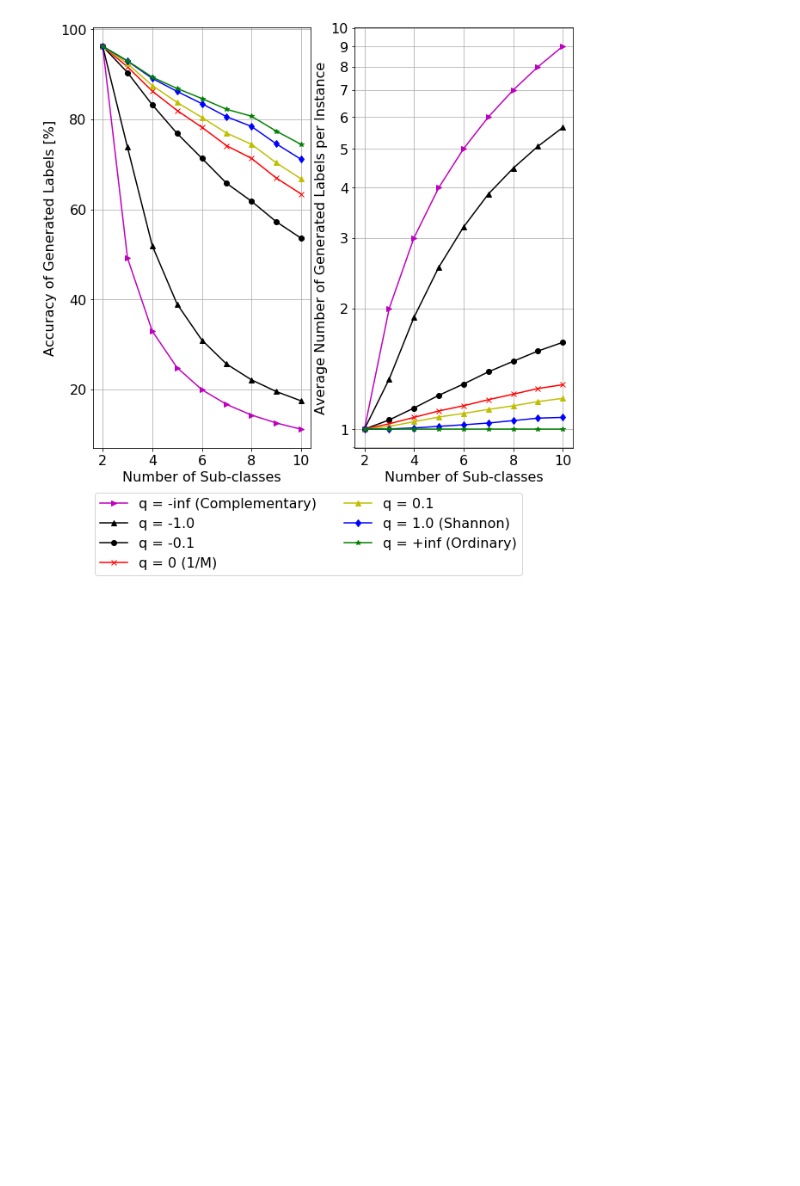
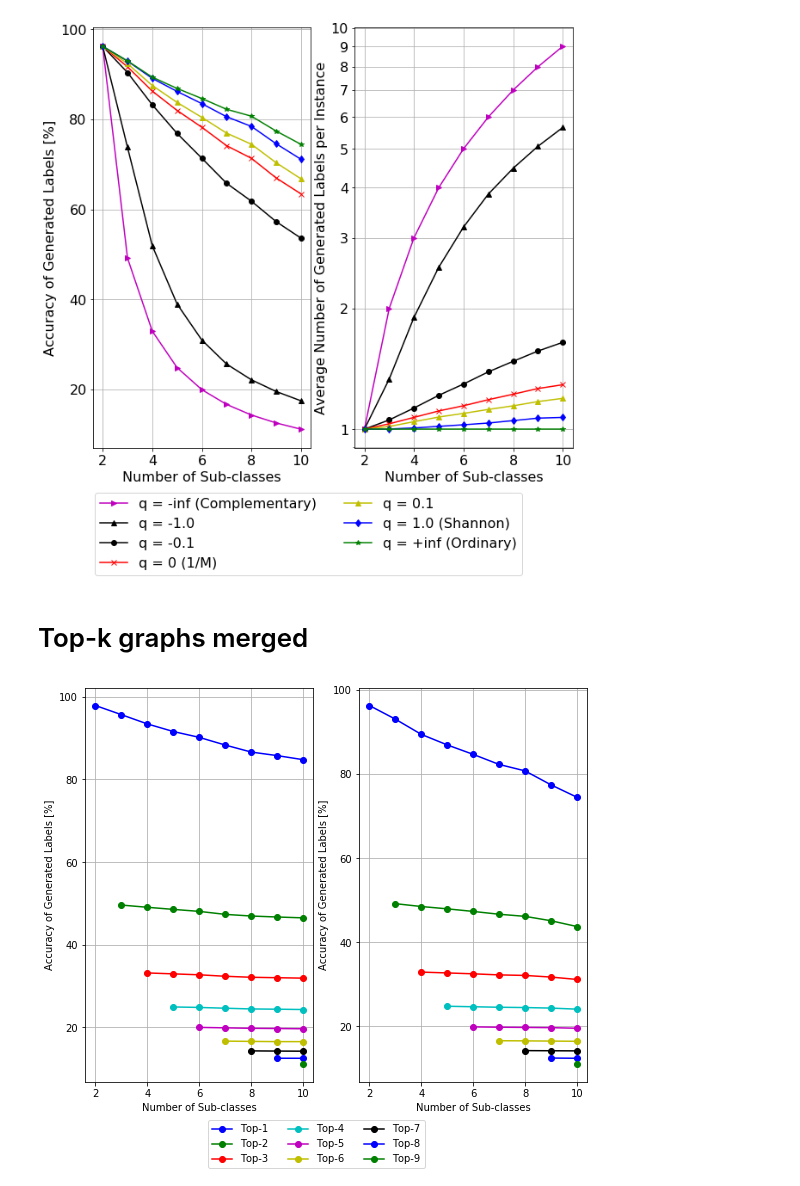
Before and after one commit to 1W1521375/entropy_labelling, a Jupyter notebook: for_graphs.ipynb, the cells around one changed output. Saved outputs shown, nothing was run; the diff lists cells and outputs as text; code cells hidden in the pictures; blank space fills up the shorter version.

Commit message:
top-k graph merged

```diff
--- a/for_graphs.ipynb
+++ b/for_graphs.ipynb
@@ -307,3 +309,56 @@ plt.subplots_adjust(bottom = 0.2)
 plt.savefig("tsallis_fmnist.pdf")
 # %% [output]
 [figure]
+# %% [markdown]
+# Top-k graphs merged
+# %%
+fig, (ax1, ax2) = plt.subplots(1, 2, figsize = (9, 7.5))
+
+# The data
+classes = [i for i in range(2, 11)]
+# Labels to use in the legend for each line
+line_labels = ["Top-" + str(i) for i in range(1, 10)]
+
+'>', '^', 'o', 'x', '^', 'd', '*'
+# Create the sub-plots, assigning a different color for each line.
+# Also store the line objects created
+l1 = ax1.plot([i for i in range(2, 11)], lqual_mnist[0], marker = 'o', color = 'b')
+l2 = ax1.plot([i for i in range(3, 11)], lqual_mnist[1], marker = 'o', color = 'g')
+l3 = ax1.plot([i for i in range(4, 11)], lqual_mnist[2], marker = 'o', color = 'r')
+l4 = ax1.plot([i for i in range(5, 11)], lqual_mnist[3], marker = 'o', color = 'c')
+l5 = ax1.plot([i for i in range(6, 11)], lqual_mnist[4], marker = 'o', color = 'm')
+l6 = ax1.plot([i for i in range(7, 11)], lqual_mnist[5], marker = 'o', color = 'y')
+l7 = ax1.plot([i for i in range(8, 11)], lqual_mnist[6], marker = 'o', color = 'k')
+l8 = ax1.plot([i for i in range(9, 11)], lqual_mnist[7], marker = 'o', color = 'b')
+l9  =ax1.plot([i for i in range(10, 11)], lqual_mnist[8], marker = 'o', color = 'g')
+ax1.grid(which = 'both')
+ax1.set_xlabel("Number of Sub-classes")
+ax1.set_ylabel("Accuracy of Generated Labels [%]")
+
+l10 = ax2.plot([i for i in range(2, 11)], lqual_fm[0], marker = 'o', color = 'b')
+l11 = ax2.plot([i for i in range(3, 11)], lqual_fm[1], marker = 'o', color = 'g')
+l12 = ax2.plot([i for i in range(4, 11)], lqual_fm[2], marker = 'o', color = 'r')
+l13 = ax2.plot([i for i in range(5, 11)], lqual_fm[3], marker = 'o', color = 'c')
+l14 = ax2.plot([i for i in range(6, 11)], lqual_fm[4], marker = 'o', color = 'm')
+l15 = ax2.plot([i for i in range(7, 11)], lqual_fm[5], marker = 'o', color = 'y')
+l16 = ax2.plot([i for i in range(8, 11)], lqual_fm[6], marker = 'o', color = 'k')
+l17 = ax2.plot([i for i in range(9, 11)], lqual_fm[7], marker = 'o', color = 'b')
+l18  =ax2.plot([i for i in range(10, 11)], lqual_fm[8], marker = 'o', color = 'g')
+
+ax2.set_xlabel("Number of Sub-classes")
+ax2.set_ylabel("Accuracy of Generated Labels [%]")
+ax2.grid(which = 'both')
+
+# Create the legend
+fig.legend([l1, l2, l3, l4, l5, l6, l7, l8, l9, l10, l11, l12, l13, l14],     # The line objects
+           labels = line_labels,   # The labels for each line
+           loc = "lower center",   # Position of legend
+           borderaxespad = 0.1,    # Small spacing around legend box
+           ncol = 3)
+
+# Adjust the scaling factor to fit your legend text completely outside the plot
+# (smaller value results in more space being made for the legend)
+plt.subplots_adjust(bottom = 0.15)
+plt.savefig("top-k.pdf")
+# %% [output]
+[figure, added]
```
Also changed, not shown: parts of 3 cells of this notebook, 1 other file.
